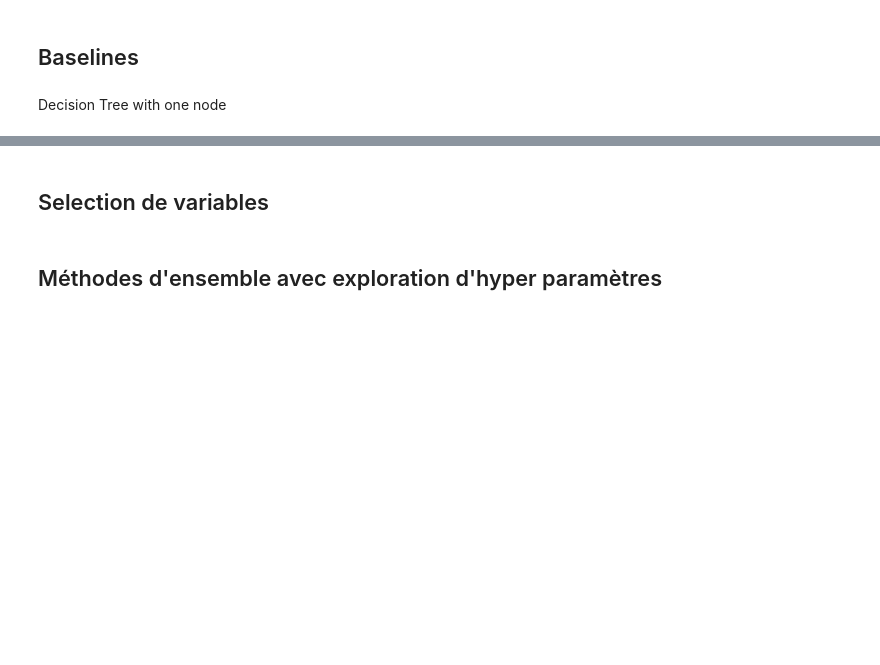
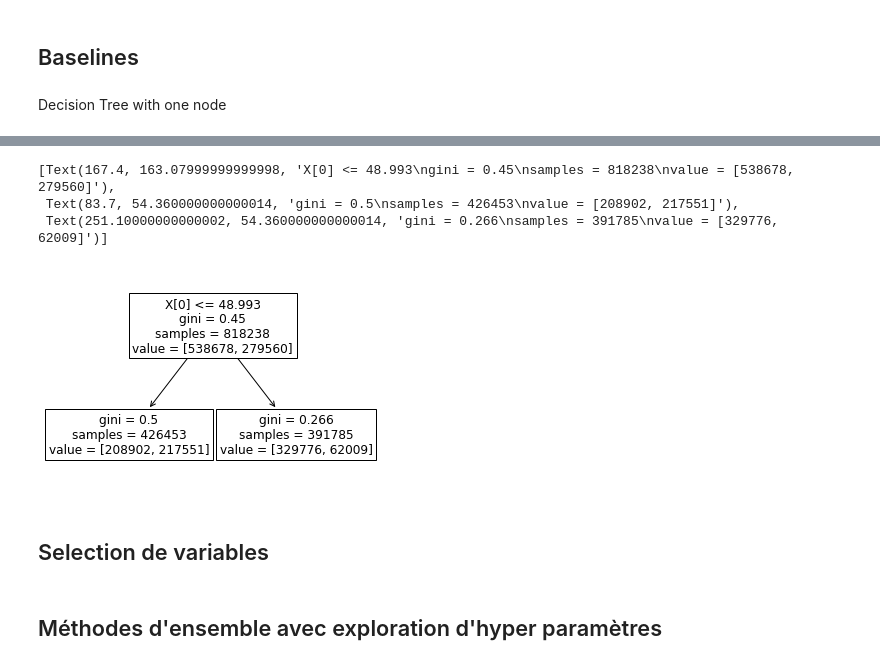
Before and after one commit to NathanBuskulic/REDS-Project, a Jupyter notebook: Classification.ipynb, the cells around one changed output, grey strips where cells are left out. Saved outputs shown, nothing was run; the diff lists cells and outputs as text; code cells hidden in the pictures; blank space fills up the shorter version.

```diff
--- a/Classification.ipynb
+++ b/Classification.ipynb
@@ -59,3 +203,12 @@ print("error : ", np.mean(cv_results['test_score']), " +- ", np.std(cv_results['
+# %%
+mySimpleTree = DecisionTreeClassifier(max_depth = 1)
+mySimpleTree.fit(x,y)
+sklearn.tree.plot_tree(mySimpleTree)
+# %% [output]
+[Text(167.4, 163.07999999999998, 'X[0] <= 48.993\ngini = 0.45\nsamples = 818238\nvalue = [538678, 279560]'),
+ Text(83.7, 54.360000000000014, 'gini = 0.5\nsamples = 426453\nvalue = [208902, 217551]'),
+ Text(251.10000000000002, 54.360000000000014, 'gini = 0.266\nsamples = 391785\nvalue = [329776, 62009]')]
+[figure, added]
 # %% [markdown]
 ## Selection de variables
 # %% [markdown]
```
Also changed, not shown: parts of 33 cells of this notebook, 1 other file.
